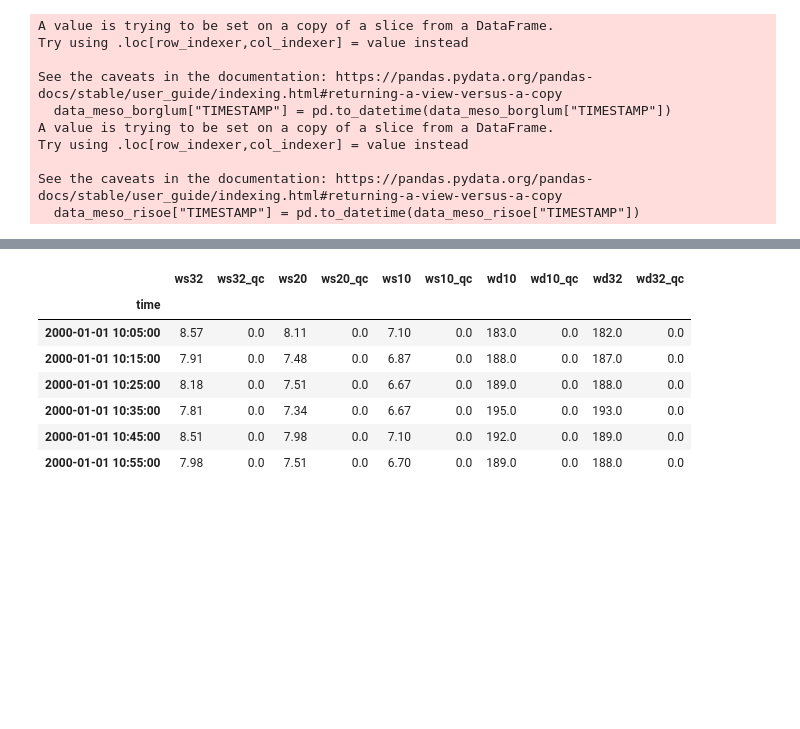
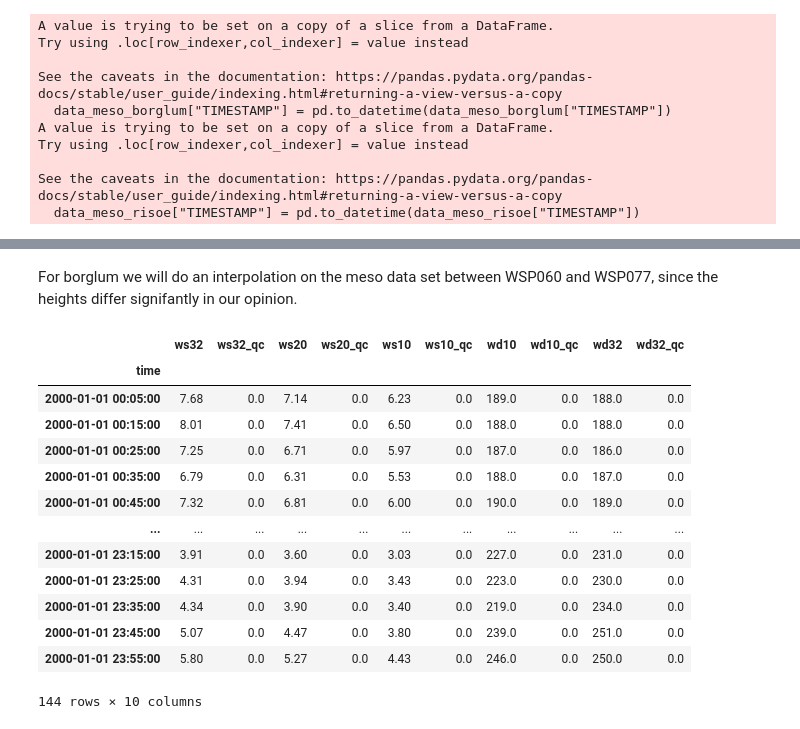
Before and after one commit to michaelbui99/mal-assignment-3, a Jupyter notebook: Assignment-3.ipynb, the cells around one changed output, grey strips where cells are left out. Saved outputs shown, nothing was run; the diff lists cells and outputs as text; code cells hidden in the pictures; blank space fills up the shorter version.

```diff
--- a/Assignment-3.ipynb
+++ b/Assignment-3.ipynb
@@ -337,17 +353,25 @@ for feature in mast_risoe_speed_columns:
 # For risoe we chose ws77, so we choose WSP080 from the meso data set.
 mast_signals_risoe = data_mast_risoe["ws77"]
 meso_signals_risoe = data_meso_risoe["WSP060"]
+# %% [markdown]
+For borglum we will do an interpolation on the meso data set between WSP060 and WSP077, since the heights differ signifantly in our opinion.
 # %%
-data_mast_borglum.loc['2000-01-01 10']
+data_mast_borglum.loc['2000-01-01']
 # %% [output]
 |  | ws32 | ws32_qc | ws20 | ws20_qc | ws10 | ws10_qc | wd10 | wd10_qc | wd32 | wd32_qc |
 | time |  |  |  |  |  |  |  |  |  |  |
-| 2000-01-01 10:05:00 | 8.57 | 0.0 | 8.11 | 0.0 | 7.10 | 0.0 | 183.0 | 0.0 | 182.0 | 0.0 |
-| 2000-01-01 10:15:00 | 7.91 | 0.0 | 7.48 | 0.0 | 6.87 | 0.0 | 188.0 | 0.0 | 187.0 | 0.0 |
-| 2000-01-01 10:25:00 | 8.18 | 0.0 | 7.51 | 0.0 | 6.67 | 0.0 | 189.0 | 0.0 | 188.0 | 0.0 |
-| 2000-01-01 10:35:00 | 7.81 | 0.0 | 7.34 | 0.0 | 6.67 | 0.0 | 195.0 | 0.0 | 193.0 | 0.0 |
-| 2000-01-01 10:45:00 | 8.51 | 0.0 | 7.98 | 0.0 | 7.10 | 0.0 | 192.0 | 0.0 | 189.0 | 0.0 |
-| 2000-01-01 10:55:00 | 7.98 | 0.0 | 7.51 | 0.0 | 6.70 | 0.0 | 189.0 | 0.0 | 188.0 | 0.0 |
+| 2000-01-01 00:05:00 | 7.68 | 0.0 | 7.14 | 0.0 | 6.23 | 0.0 | 189.0 | 0.0 | 188.0 | 0.0 |
+| 2000-01-01 00:15:00 | 8.01 | 0.0 | 7.41 | 0.0 | 6.50 | 0.0 | 188.0 | 0.0 | 188.0 | 0.0 |
+| 2000-01-01 00:25:00 | 7.25 | 0.0 | 6.71 | 0.0 | 5.97 | 0.0 | 187.0 | 0.0 | 186.0 | 0.0 |
+| 2000-01-01 00:35:00 | 6.79 | 0.0 | 6.31 | 0.0 | 5.53 | 0.0 | 188.0 | 0.0 | 187.0 | 0.0 |
+| 2000-01-01 00:45:00 | 7.32 | 0.0 | 6.81 | 0.0 | 6.00 | 0.0 | 190.0 | 0.0 | 189.0 | 0.0 |
+| ... | ... | ... | ... | ... | ... | ... | ... | ... | ... | ... |
+| 2000-01-01 23:15:00 | 3.91 | 0.0 | 3.60 | 0.0 | 3.03 | 0.0 | 227.0 | 0.0 | 231.0 | 0.0 |
+| 2000-01-01 23:25:00 | 4.31 | 0.0 | 3.94 | 0.0 | 3.43 | 0.0 | 223.0 | 0.0 | 230.0 | 0.0 |
+| 2000-01-01 23:35:00 | 4.34 | 0.0 | 3.90 | 0.0 | 3.40 | 0.0 | 219.0 | 0.0 | 234.0 | 0.0 |
+| 2000-01-01 23:45:00 | 5.07 | 0.0 | 4.47 | 0.0 | 3.80 | 0.0 | 239.0 | 0.0 | 251.0 | 0.0 |
+| 2000-01-01 23:55:00 | 5.80 | 0.0 | 5.27 | 0.0 | 4.43 | 0.0 | 246.0 | 0.0 | 250.0 | 0.0 |
+144 rows × 10 columns
 # %%
 data_meso_borglum.loc[data_meso_borglum['TIMESTAMP'] >= '2000-01-01']
 # %% [output]
```
Also changed, not shown: parts of 9 cells of this notebook, 1 other file.
